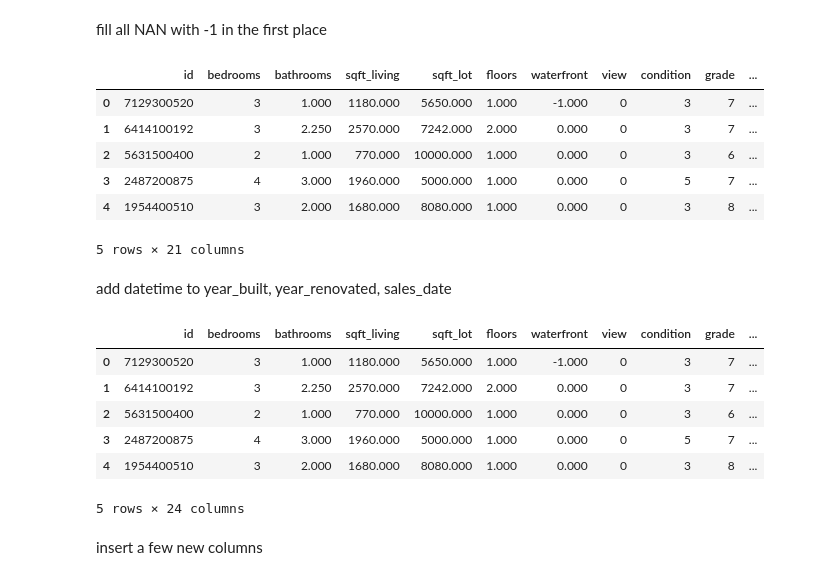
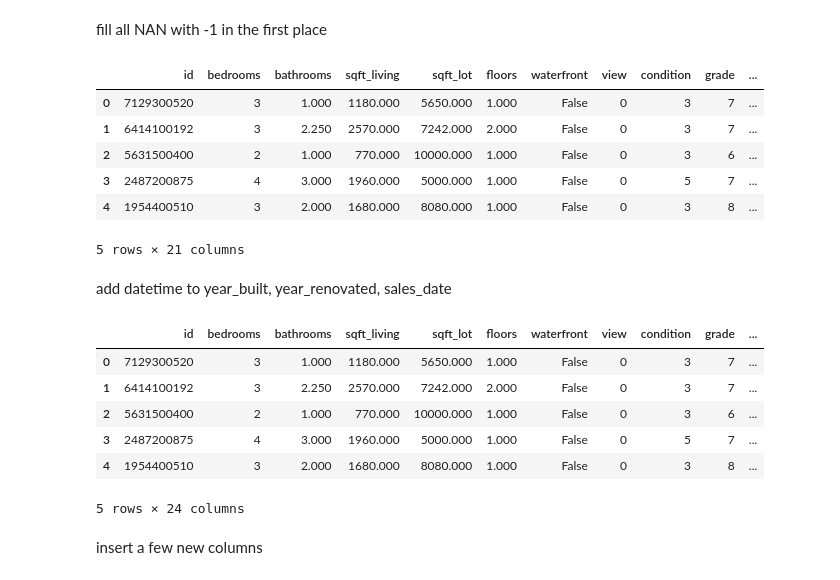
Before and after one commit to tomduese/ds-eda-project, a Jupyter notebook: EDA.ipynb, the cells around one changed output. Drawn from its saved outputs; the diff is of its cells as text; code cells hidden in the pictures.

```diff
--- a/EDA.ipynb
+++ b/EDA.ipynb
@@ -114,29 +115,30 @@ df.year_renovated = df.year_renovated / 10
 fill all NAN with -1 in the first place
 # %%
 df.year_renovated.fillna(-1, inplace=True)
-df.waterfront.fillna(-1, inplace=True)
+df.waterfront.fillna(0, inplace=True)
 df.sqft_basement.fillna(-1, inplace=True)
 df.view.fillna(-1, inplace=True)
 # %%
 df = df.astype(
     {
         "bedrooms": np.int16,
         "view": np.int16,
         "condition": np.int16,
         "grade": np.int16,
         "year_built": np.int16,
         "year_renovated": np.int16,
         "zipcode": np.int32,
+        "waterfront": bool,
     },
 )
 df.head()
 # %% [output]
 |  | id | bedrooms | bathrooms | sqft_living | sqft_lot | floors | waterfront | view | condition | grade | ... |
-| 0 | 7129300520 | 3 | 1.000 | 1180.000 | 5650.000 | 1.000 | -1.000 | 0 | 3 | 7 | ... |
-| 1 | 6414100192 | 3 | 2.250 | 2570.000 | 7242.000 | 2.000 | 0.000 | 0 | 3 | 7 | ... |
-| 2 | 5631500400 | 2 | 1.000 | 770.000 | 10000.000 | 1.000 | 0.000 | 0 | 3 | 6 | ... |
-| 3 | 2487200875 | 4 | 3.000 | 1960.000 | 5000.000 | 1.000 | 0.000 | 0 | 5 | 7 | ... |
-| 4 | 1954400510 | 3 | 2.000 | 1680.000 | 8080.000 | 1.000 | 0.000 | 0 | 3 | 8 | ... |
+| 0 | 7129300520 | 3 | 1.000 | 1180.000 | 5650.000 | 1.000 | False | 0 | 3 | 7 | ... |
+| 1 | 6414100192 | 3 | 2.250 | 2570.000 | 7242.000 | 2.000 | False | 0 | 3 | 7 | ... |
+| 2 | 5631500400 | 2 | 1.000 | 770.000 | 10000.000 | 1.000 | False | 0 | 3 | 6 | ... |
+| 3 | 2487200875 | 4 | 3.000 | 1960.000 | 5000.000 | 1.000 | False | 0 | 5 | 7 | ... |
+| 4 | 1954400510 | 3 | 2.000 | 1680.000 | 8080.000 | 1.000 | False | 0 | 3 | 8 | ... |
 5 rows × 21 columns
 # %% [markdown]
 add datetime to year_built, year_renovated, sales_date
@@ -148,11 +150,11 @@ df["sales_day"] = df.sales_date.dt.day
 df.head()
 # %% [output]
 |  | id | bedrooms | bathrooms | sqft_living | sqft_lot | floors | waterfront | view | condition | grade | ... |
-| 0 | 7129300520 | 3 | 1.000 | 1180.000 | 5650.000 | 1.000 | -1.000 | 0 | 3 | 7 | ... |
-| 1 | 6414100192 | 3 | 2.250 | 2570.000 | 7242.000 | 2.000 | 0.000 | 0 | 3 | 7 | ... |
-| 2 | 5631500400 | 2 | 1.000 | 770.000 | 10000.000 | 1.000 | 0.000 | 0 | 3 | 6 | ... |
-| 3 | 2487200875 | 4 | 3.000 | 1960.000 | 5000.000 | 1.000 | 0.000 | 0 | 5 | 7 | ... |
-| 4 | 1954400510 | 3 | 2.000 | 1680.000 | 8080.000 | 1.000 | 0.000 | 0 | 3 | 8 | ... |
+| 0 | 7129300520 | 3 | 1.000 | 1180.000 | 5650.000 | 1.000 | False | 0 | 3 | 7 | ... |
+| 1 | 6414100192 | 3 | 2.250 | 2570.000 | 7242.000 | 2.000 | False | 0 | 3 | 7 | ... |
+| 2 | 5631500400 | 2 | 1.000 | 770.000 | 10000.000 | 1.000 | False | 0 | 3 | 6 | ... |
+| 3 | 2487200875 | 4 | 3.000 | 1960.000 | 5000.000 | 1.000 | False | 0 | 5 | 7 | ... |
+| 4 | 1954400510 | 3 | 2.000 | 1680.000 | 8080.000 | 1.000 | False | 0 | 3 | 8 | ... |
 5 rows × 24 columns
 # %% [markdown]
 insert a few new columns
```
Also changed, not shown: parts of 6 cells of this notebook.
